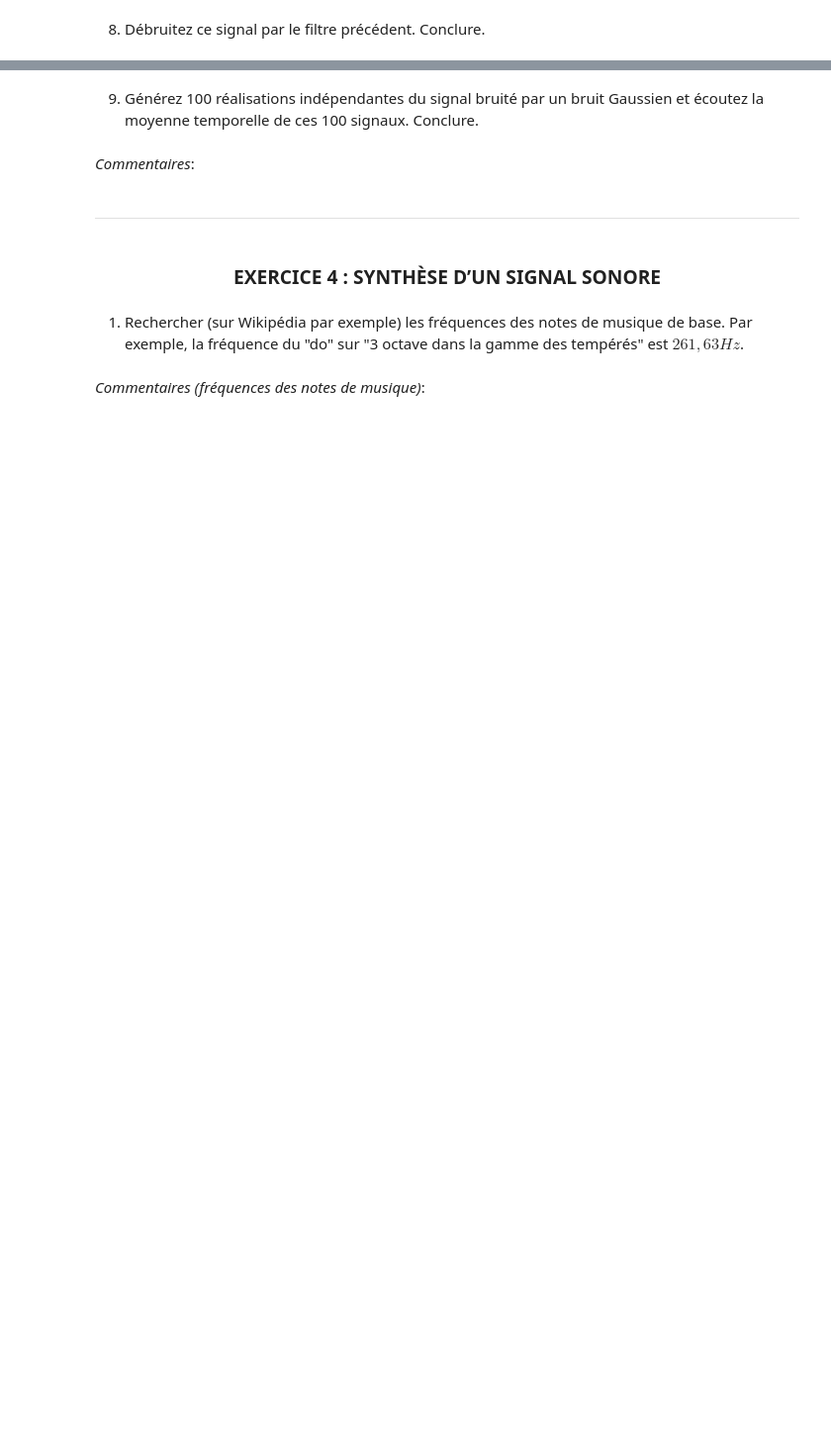
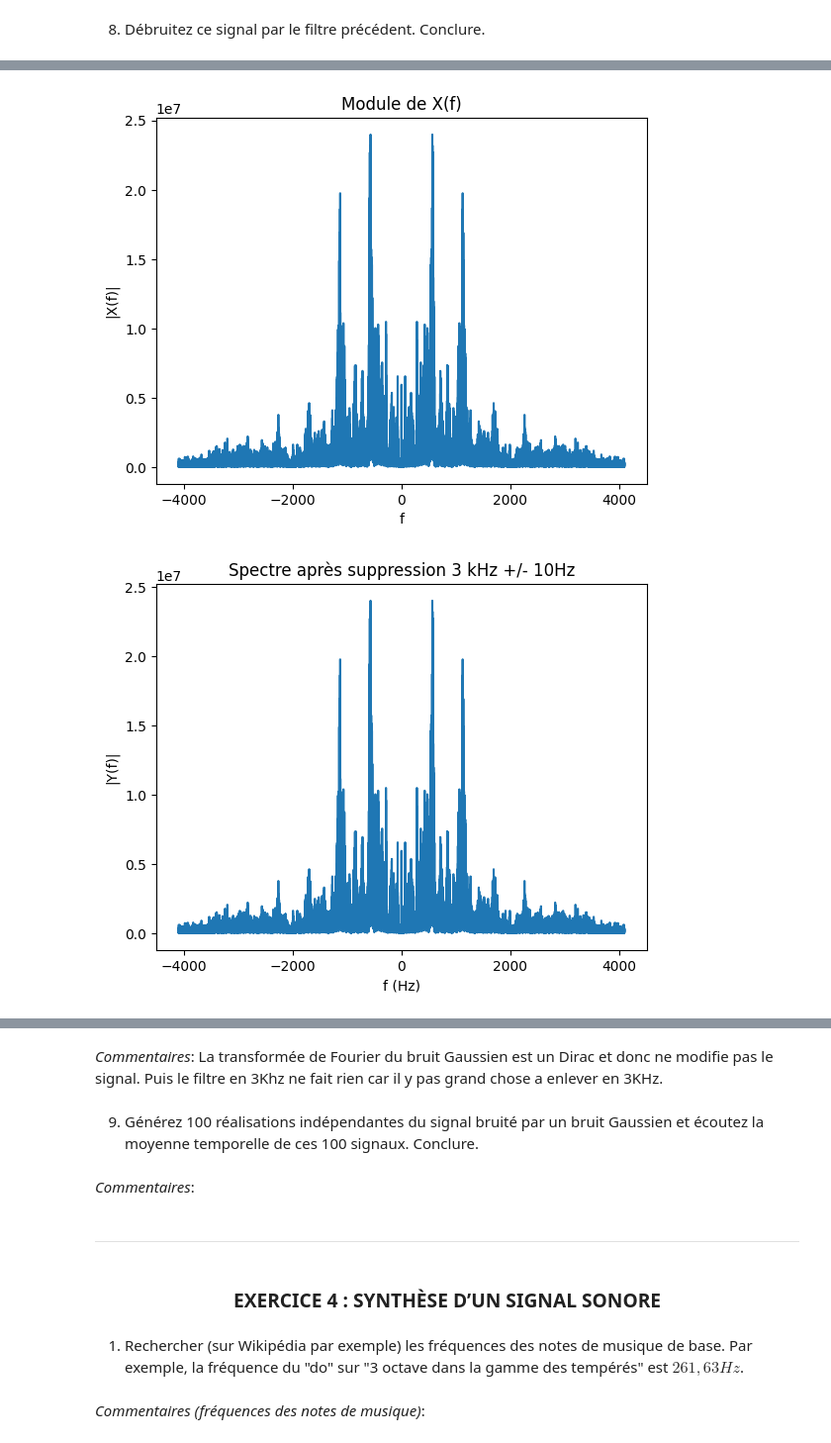
Before and after one commit to SearleOliver/Image-et-Signal, a Jupyter notebook: Traitement du Signal/NotebookTDS_TP2324.ipynb, the cells around one changed output, grey strips where cells are left out. Shown at 99% size. Saved outputs shown, nothing was run; the diff lists cells and outputs as text; code cells hidden in the pictures; blank space fills up the shorter version.

```diff
--- a/Traitement du Signal/NotebookTDS_TP2324.ipynb
+++ b/Traitement du Signal/NotebookTDS_TP2324.ipynb
@@ -382,0 +425,30 @@ plt.show()
+# %%
+Ygau = np.fft.fftshift(np.fft.fft(signalG))
+N = len(signalG)
+
+plt.figure()
+plt.plot(f, np.abs(Ygau))
+plt.xlabel("f")
+plt.ylabel("|X(f)|")
+plt.title("Module de X(f)")
+plt.show()
+
+Ygf = Ygau * filtre
+ygf = np.fft.ifft(np.fft.ifftshift(Ygf))
+
+plt.figure()
+plt.plot(f, np.abs(Ygf))
+plt.xlabel("f (Hz)")
+plt.ylabel("|Y(f)|")
+plt.title("Spectre après suppression 3 kHz +/- 10Hz")
+plt.show()
+
+plt.figure()
+plt.plot(t, np.abs(ygf))
+plt.xlabel("x")
+plt.ylabel("y(x)")
+plt.title("Spectre après suppression 3 kHz")
+plt.show()
+# %% [output]
+[figure, added]
+[figure, added]
@@ -383,3 +456,5 @@ plt.show()
+# %% [markdown]
+*Commentaires*: La transformée de Fourier du bruit Gaussien est un Dirac et donc ne modifie pas le signal. Puis le filtre en 3Khz ne fait rien car il y pas grand chose a enlever en 3KHz.
 # %% [markdown]
 9) Générez 100 réalisations indépendantes du signal bruité par un bruit Gaussien et écoutez la moyenne temporelle de ces 100 signaux. Conclure.
 # %% [markdown]
```
Also changed, not shown: parts of 7 cells of this notebook, 1 other file.
